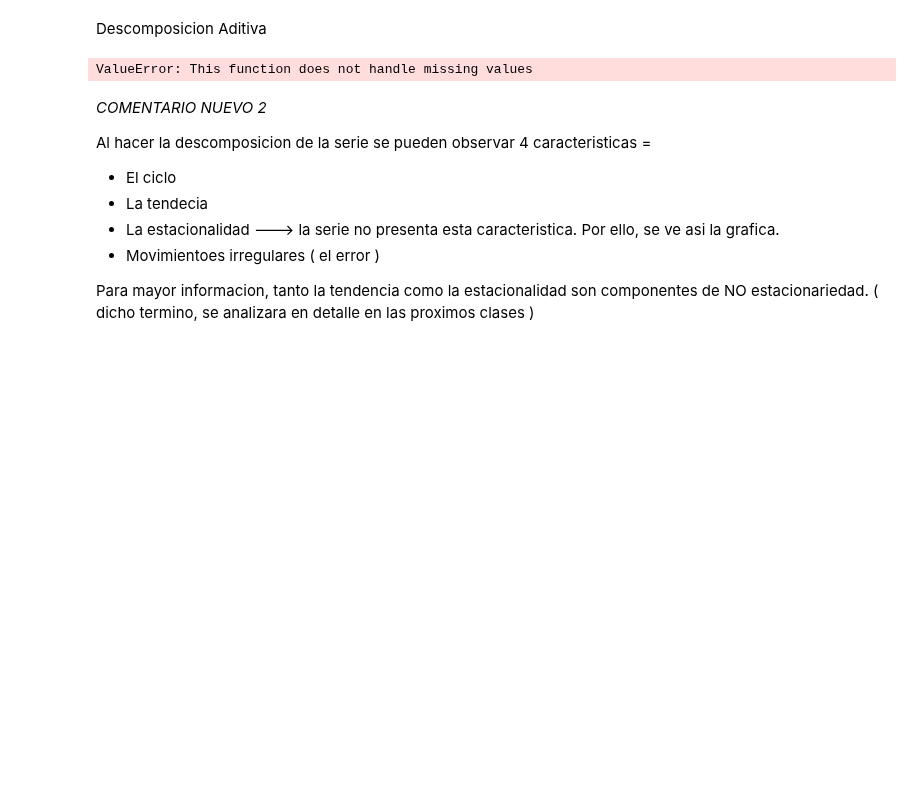
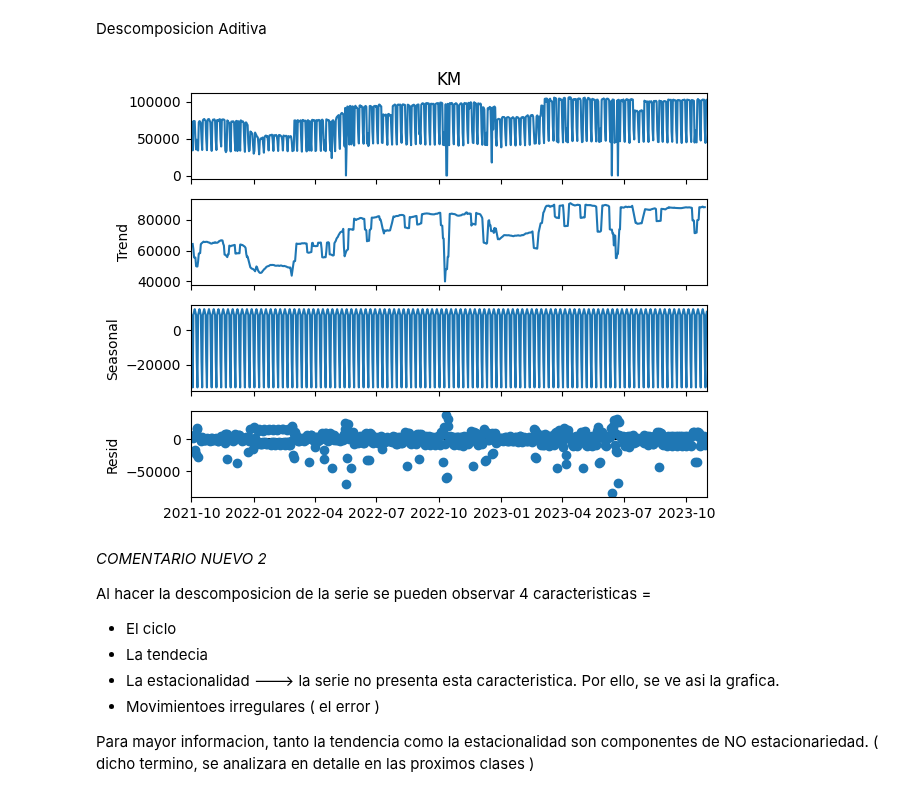
Before and after one commit to rstvz90/AST_G4, a Jupyter notebook: TP_G4_KM.ipynb, the cells around one changed output. Cells and saved outputs as stored; diff of their text form; code cells hidden in the pictures; blank space fills up the shorter version.

```diff
--- a/TP_G4_KM.ipynb
+++ b/TP_G4_KM.ipynb
@@ -228,12 +279,15 @@ Descomposición de Series Temporales
 from statsmodels.tsa.seasonal import seasonal_decompose
 # %% [markdown]
 Descomposicion Aditiva
+# %%
+df_km = df_km.asfreq('d')
+df_km = df_km.fillna(1)
 # %%
-s_dec_additive = seasonal_decompose(df_comp.KM, model = "adittive")
+s_dec_additive = seasonal_decompose(df_km.KM, model = "adittive")
 s_dec_additive.plot()
 plt.show()
 # %% [output]
-ValueError: This function does not handle missing values
+[figure, added]
 # %% [markdown]
 *COMENTARIO NUEVO 2*
 
```
Also changed, not shown: parts of 33 cells of this notebook.
